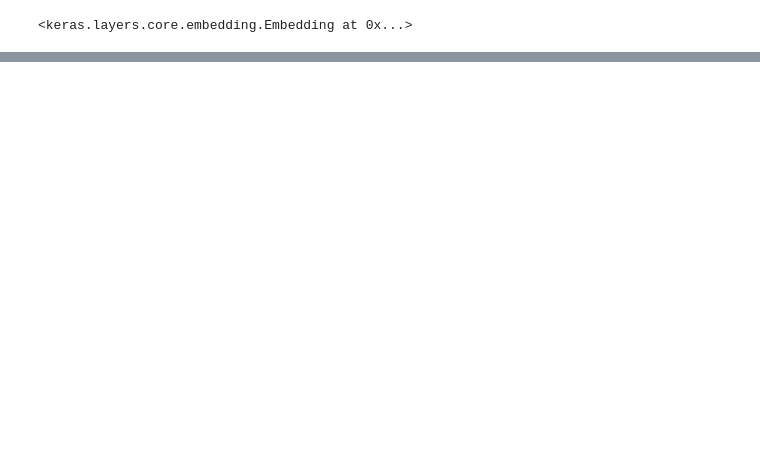
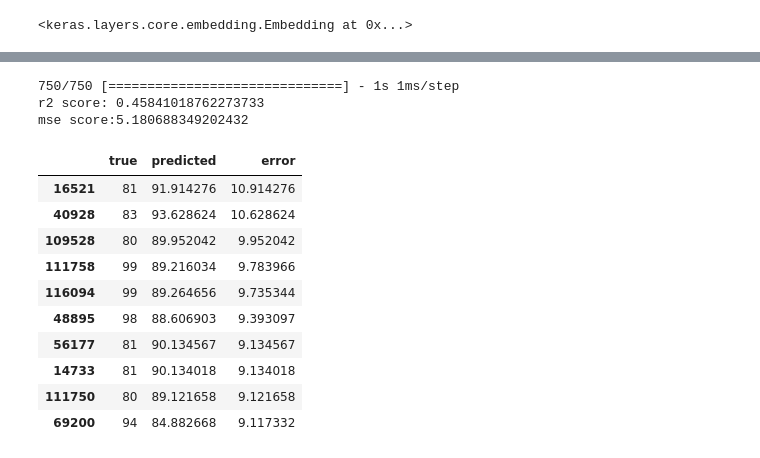
Before and after one commit to Agols/tsdc_course, a Jupyter notebook: Wine Dataset - Deep Learning.ipynb, the cells around one changed output, grey strips where cells are left out. Saved outputs shown, nothing was run; the diff lists cells and outputs as text; code cells hidden in the pictures; blank space fills up the shorter version.

```diff
--- a/Wine Dataset - Deep Learning.ipynb
+++ b/Wine Dataset - Deep Learning.ipynb
@@ -377,5 +216,5 @@ ________________________________________________________________________________
 # %%
-model.compile(loss=tf.keras.losses.mse,
+model2.compile(loss=tf.keras.losses.mse,
                           optimizer=tf.keras.optimizers.Adam(),
                           metrics=['mse'])
 # %%
@@ -624,0 +408,16 @@ torch.Size([1, 17, 768])
+# %%
+
+model.compile(optimizer=Adam(),
+              loss='mean_squared_error',
+              metrics=[Accuracy()])
+data = [X_train['taster_name'], X_train['country'], X_train['variety'],  X_train[numerical_col]]
+# Train the model
+model.fit( data, y_train,
+          batch_size=32,
+          epochs=10,
+          callbacks=[early_stopping_monitor])
+
+# Evaluate the model
+loss, accuracy = model.evaluate(data, y_train.head(100000))
+print('Test Loss:', loss)
+print('Test Accuracy:', accuracy)
@@ -624,0 +510,17 @@ torch.Size([1, 17, 768])
+# %%
+data = [X_train['province'],  X_train['year'],X_train['taster_name'], X_train['country'], X_train['variety'], X_train[['price']]]
+
+model.compile(optimizer=Adam(),
+              loss='mean_squared_error',
+              metrics=[Accuracy()])
+
+# Train the model
+model.fit(data, y_train,
+          batch_size=16,
+          epochs=10,
+          callbacks=[early_stopping_monitor])
+
+# Evaluate the model
+loss, accuracy = model.evaluate(data, y_train)
+print('Test Loss:', loss)
+print('Test Accuracy:', accuracy)
@@ -624,0 +545,26 @@ torch.Size([1, 17, 768])
+# %%
+y_predict = model.predict([X_test['province'],  X_test['year'], X_test['taster_name'], X_test['country'], X_test['variety'],  X_test[numerical_col]])
+print(f'r2 score: {r2_score(y_test, y_predict)}')
+print(f'mse score:{mean_squared_error(y_test, y_predict)}')
+# %% [output]
+750/750 [==============================] - 1s 1ms/step
+r2 score: 0.45841018762273733
+mse score:5.180688349202432
+# %%
+predicted_df1 = pd.DataFrame()
+predicted_df1["true"] = y_test
+predicted_df1["predicted"] = y_predict
+predicted_df1['error'] = abs(predicted_df1["true"] - predicted_df1['predicted'])
+predicted_df1.sort_values(by="error", ascending=False).head(10)
+# %% [output]
+|  | true | predicted | error |
+| 16521 | 81 | 91.914276 | 10.914276 |
+| 40928 | 83 | 93.628624 | 10.628624 |
+| 109528 | 80 | 89.952042 | 9.952042 |
+| 111758 | 99 | 89.216034 | 9.783966 |
+| 116094 | 99 | 89.264656 | 9.735344 |
+| 48895 | 98 | 88.606903 | 9.393097 |
+| 56177 | 81 | 90.134567 | 9.134567 |
+| 14733 | 81 | 90.134018 | 9.134018 |
+| 111750 | 80 | 89.121658 | 9.121658 |
+| 69200 | 94 | 84.882668 | 9.117332 |
```
Also changed, not shown: parts of 50 cells of this notebook.
